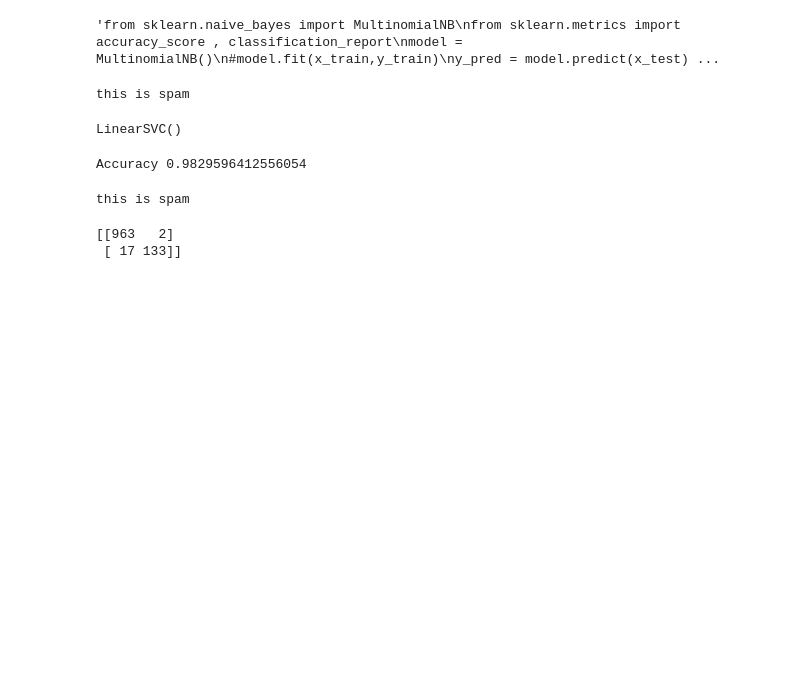
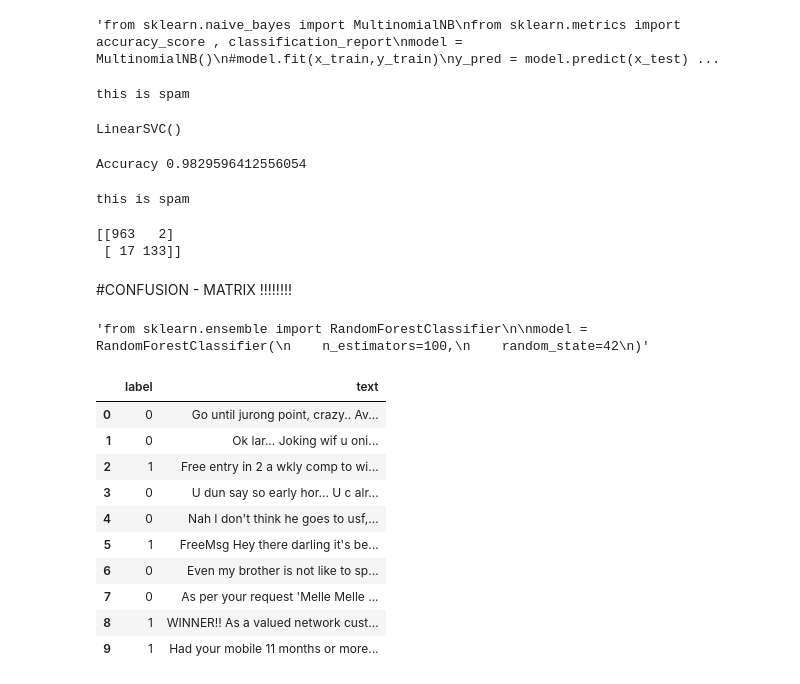
Before and after one commit to Saisneha0209/Machine-Learning, a Jupyter notebook: SPAM_HAM__PROJECT.ipynb, the cells around one changed output. Saved outputs shown, nothing was run; the diff lists cells and outputs as text; code cells hidden in the pictures; blank space fills up the shorter version.

```diff
--- a/SPAM_HAM__PROJECT.ipynb
+++ b/SPAM_HAM__PROJECT.ipynb
@@ -110,6 +110,31 @@ print(cm)
 # %% [output]
 [[963   2]
  [ 17 133]]
+# %% [markdown]
+#CONFUSION - MATRIX !!!!!!!!
 # %%
 #[[963   2]  #[[TN FP]
  #[ 17 133]] #  [FN TP]]
+# %%
+'''from sklearn.ensemble import RandomForestClassifier
+
+model = RandomForestClassifier(
+    n_estimators=100,
+    random_state=42
+)'''
+# %% [output]
+'from sklearn.ensemble import RandomForestClassifier\n\nmodel = RandomForestClassifier(\n    n_estimators=100,\n    random_state=42\n)'
+# %%
+df.head(10)
+# %% [output]
+|  | label | text |
+| 0 | 0 | Go until jurong point, crazy.. Av... |
+| 1 | 0 | Ok lar... Joking wif u oni... |
+| 2 | 1 | Free entry in 2 a wkly comp to wi... |
+| 3 | 0 | U dun say so early hor... U c alr... |
+| 4 | 0 | Nah I don't think he goes to usf,... |
+| 5 | 1 | FreeMsg Hey there darling it's be... |
+| 6 | 0 | Even my brother is not like to sp... |
+| 7 | 0 | As per your request 'Melle Melle ... |
+| 8 | 1 | WINNER!! As a valued network cust... |
+| 9 | 1 | Had your mobile 11 months or more... |
```
Also changed, not shown: parts of 1 cell of this notebook.
